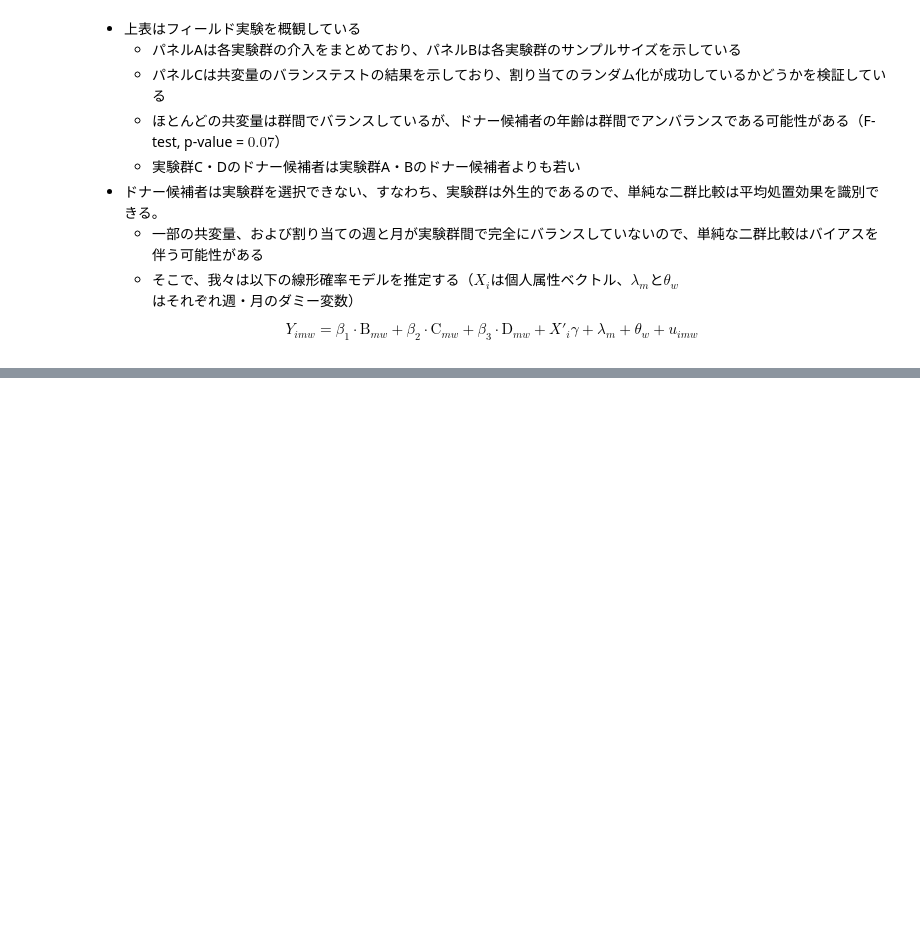
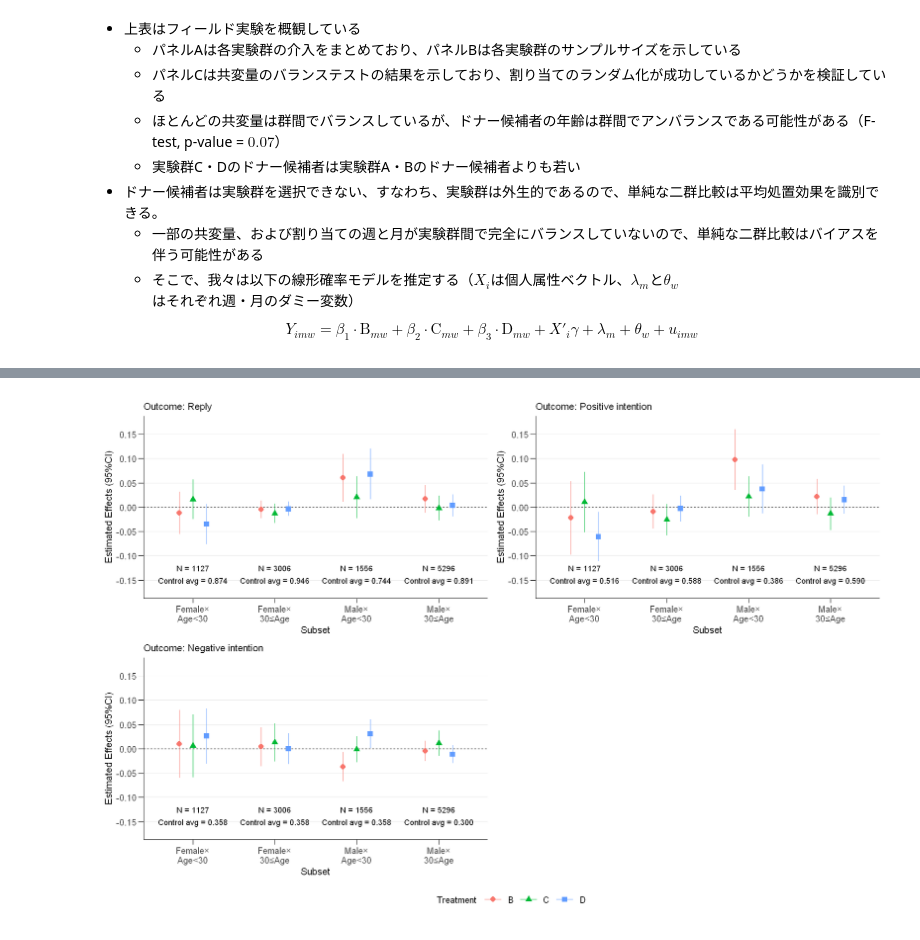
Before and after one commit to JMDP-behavioral-economics/RCT-Nudge, a Jupyter notebook: body.ipynb, the cells around one changed output, grey strips where cells are left out. Saved outputs shown, nothing was run; the diff lists cells and outputs as text; code cells hidden in the pictures; blank space fills up the shorter version.

```diff
--- a/body.ipynb
+++ b/body.ipynb
@@ -282,0 +325,15 @@ Overview of Field Experiment
+# %%
+stock <- use %>%
+  dplyr::filter(exg_stop_reply == 0) %>%
+  rename(positive = intention) %>%
+  mutate(
+    negative = reply * (1 - positive),
+    age_demean = age - mean(rawdt$age),
+  ) %>%
+  select(reply, positive, negative, everything()) %>%
+  pivot_longer(reply:negative, "outcome") %>%
+  mutate(outcome = factor(
+    outcome,
+    levels = unlist(names(outcome_label)[1:3]),
+    labels = unlist(outcome_label[1:3])
+  ))
@@ -282,0 +479,84 @@ Overview of Field Experiment
+# %%
+#| label: reg-reply-stock-subsample
+#| fig-cap: 'Effect on Reply and Intentions by Gender and Age Group. Note: These plots show the average effect (and associated 95% confidential interval) on each outcome by gender and age group. We cluster standard errors by experimental weeks. We control number of past coordinations, number of hospitals per 10 square kilometers, number of hospitals with PBSC collection per 10 square kilometers, number of hospitals with BM collection per 10 square kilometers, prefecture dummies, month dummies, and week dummies.'
+
+est_stock_sub <- stock %>%
+  mutate(age_less30 = if_else(age < 30, 1, 0)) %>%
+  group_by(outcome, male, age_less30) %>%
+  nest() %>%
+  mutate(est = map(data, ~ lm_robust(
+    update(mod$ctrl, . ~ . - male - age_demean),
+    cluster = RCTweek,
+    se_type = "stata",
+    data = .x
+  ))) %>%
+  mutate(
+    fit = map(est, tidy),
+    fit = map(fit, ~ subset(.x, str_detect(term, "treat"))),
+    fit = map(fit, ~ dplyr::select(.x, -outcome)),
+    N = map_chr(est, ~ paste("N =", nobs(.x))),
+    mean = map_dbl(data, ~ with(subset(., treat == "A"), mean(value))),
+    mean = sprintf("Control avg = %1.3f", mean)
+  ) %>%
+  select(-data, -est) %>%
+  unnest(cols = fit) %>%
+  mutate(
+    pos = paste0(male, age_less30),
+    pos = factor(
+      pos,
+      levels = c("01", "00", "11", "10"),
+      labels = c(
+        "Female\u00d7\nAge<30",
+        "Female\u00d7\n30\u2264Age",
+        "Male\u00d7\nAge<30",
+        "Male\u00d7\n30\u2264Age"
+      )
+    ),
+    term = str_replace(term, "treat", ""),
+    term = factor(term, LETTERS[2:4])
+  )
+
+text <- est_stock_sub %>%
+  select(male, age_less30, pos, N, mean) %>%
+  distinct()
+
+plot_list <- unique(est_stock_sub$outcome) %>%
+  purrr::map(function(x) {
+    subset(est_stock_sub, outcome == x) %>%
+      ggplot(aes(x = pos, y = estimate)) +
+      geom_hline(aes(yintercept = 0), linetype = 2) +
+      geom_point(
+        aes(color = term, shape = term),
+        size = 3, position = position_dodge(0.5)
+      ) +
+      geom_errorbar(
+        aes(ymin = conf.low, ymax = conf.high, color = term),
+        position = position_dodge(0.5),
+        width = 0
+      ) +
+      geom_text(
+        aes(y = -0.125, label = N),
+        data = subset(text, outcome == x),
+        color = "black"
+      ) +
+      geom_text(
+        aes(y = -0.15, label = mean),
+        data = subset(text, outcome == x),
+        color = "black"
+      ) +
+      scale_y_continuous(
+        breaks = seq(-0.2, 0.2, by = 0.05), limits = c(-0.17, 0.17)
+      ) +
+      labs(
+        title = paste("Outcome:", x),
+        x = "Subset",
+        y = "Estimated Effects (95%CI)",
+        color = "Treatment", shape = "Treatment"
+      ) +
+      simplegg()
+  })
+
+wrap_plots(plot_list, ncol = 2) +
+  plot_layout(guides = "collect") &
+  theme(legend.position = "bottom")
+# %% [output]
@@ -282,0 +580 @@ Overview of Field Experiment
+[figure, added]
```
Also changed, not shown: parts of 13 cells of this notebook, 3 other files.
